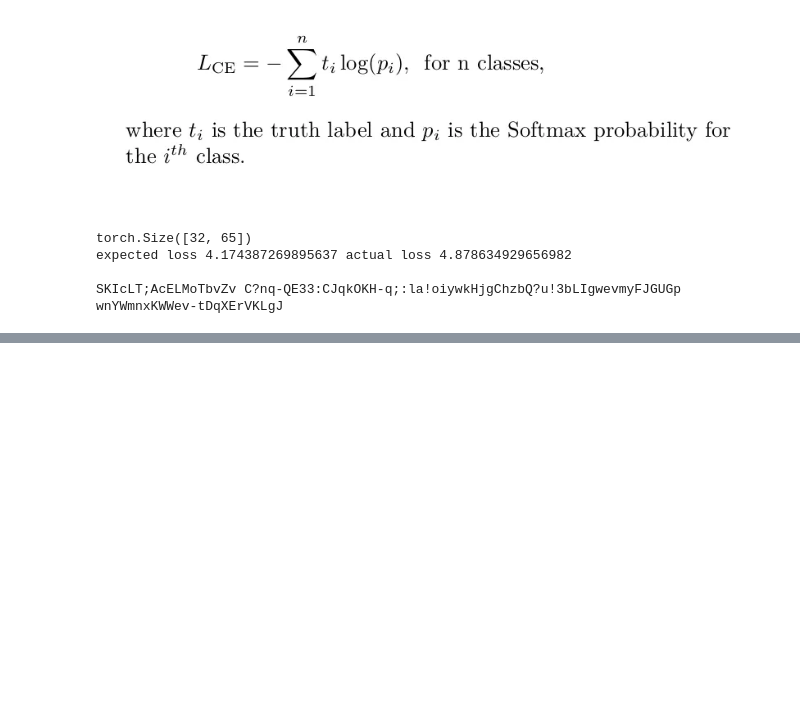
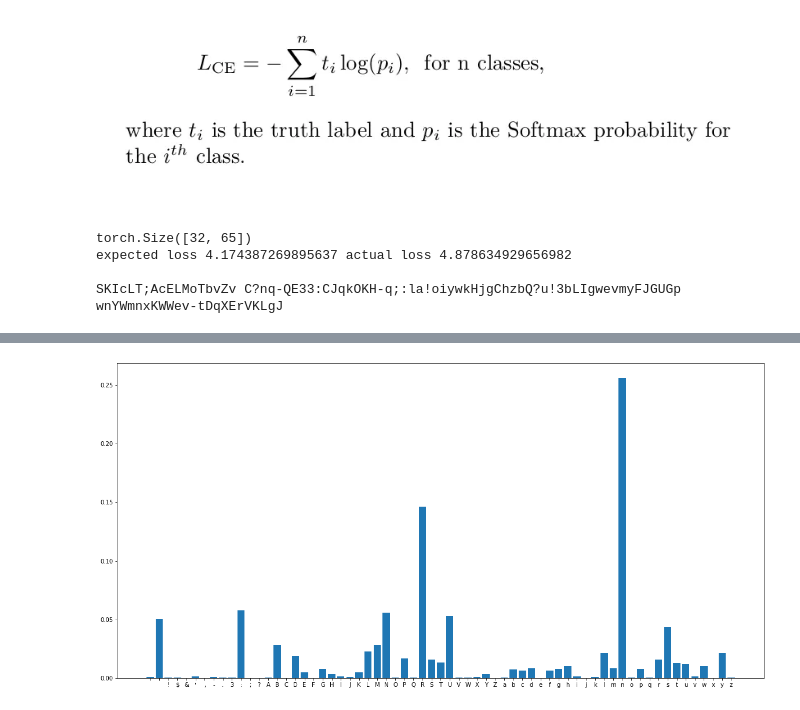
Before and after one commit to ayanba3/DLFundamentals, a Jupyter notebook: BigramLM/BigramLM.ipynb, the cells around one changed output, grey strips where cells are left out. Cells and saved outputs as stored; diff of their text form; code cells hidden in the pictures; blank space fills up the shorter version.

Commit message:
adding visualization of output

```diff
--- a/BigramLM/BigramLM.ipynb
+++ b/BigramLM/BigramLM.ipynb
@@ -226,0 +226,24 @@ OLod fextr nulely, ritor, henjear t hisalangis omaveccaneand dsentatld trton: w,
+# %%
+# visualize the learnt bigram model, show the probabilities for next characters
+import matplotlib.pyplot as plt
+import numpy as np
+def softmax(x):
+  exp_x = np.exp(x)
+  return exp_x/np.sum(exp_x)
+example = encode('A')
+context = torch.tensor(example)
+context = context.view(-1,1)
+logits,_ = m(context)
+weights = softmax(logits[0][0].tolist())
+
+fig = plt.figure(figsize = (20,10))
+x = [i for i in range(65)]
+plt.bar(x, weights)
+#plt.barh(x, weights)
+
+
+characters = decode(x)
+plt.xticks(x, characters)
+plt.show()
+# %% [output]
+[figure, added]
```
Also changed, not shown: parts of 4 cells of this notebook.
